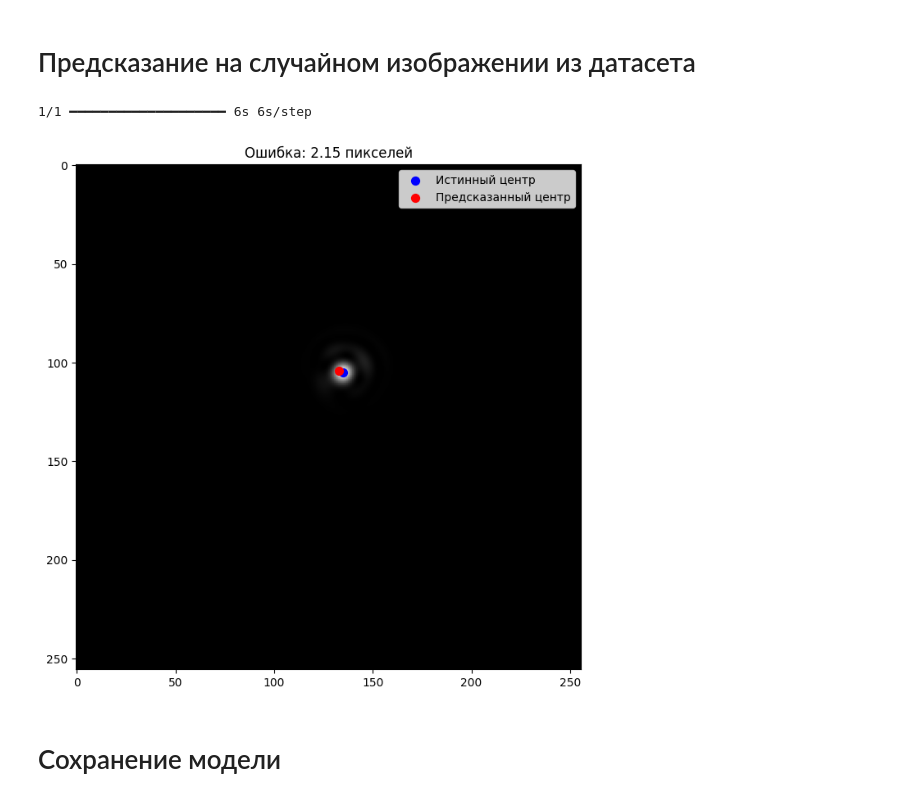
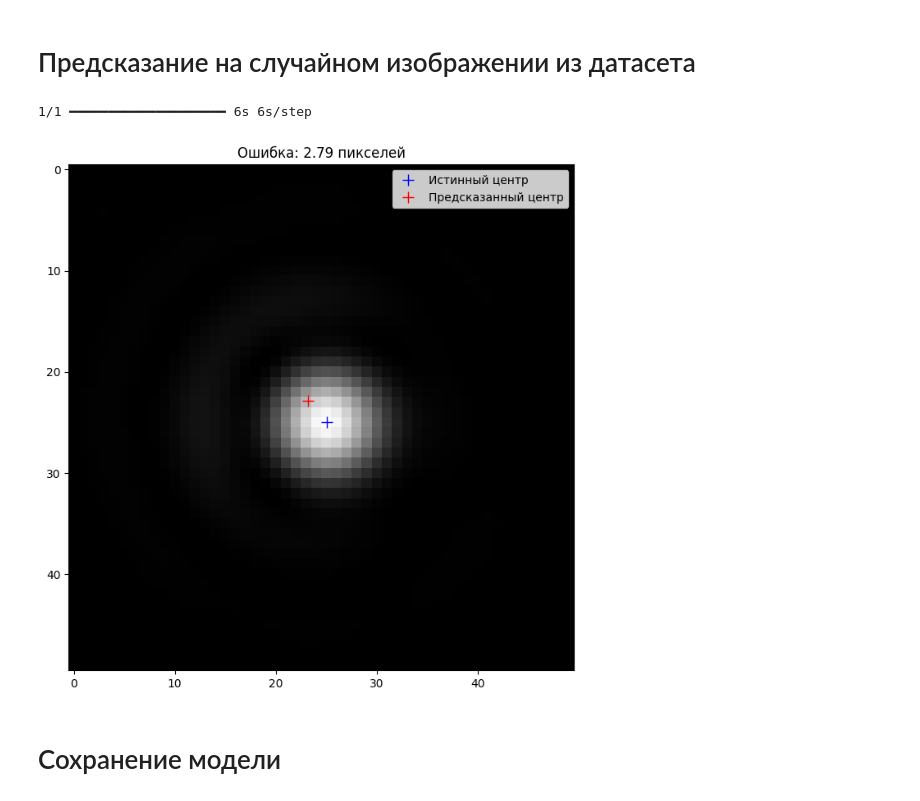
Before and after one commit to fmvachoo/cnn_psf, a Jupyter notebook: cnn-resnet-2layers.ipynb, the cells around one changed output. Saved outputs shown, nothing was run; the diff lists cells and outputs as text; code cells hidden in the pictures.

```diff
--- a/cnn-resnet-2layers.ipynb
+++ b/cnn-resnet-2layers.ipynb
@@ -41,7 +41,7 @@ def max_error(y_true, y_pred):
 ['/kaggle/input/toolss', '/kaggle/working', '/kaggle/lib/kagglegym', '/kaggle/lib', '/usr/lib/python311.zip', '/usr/lib/python3.11', '/usr/lib/python3.11/lib-dynload', '', '/usr/local/lib/python3.11/d ...
 Модуль успешно импортирован!
 # %%
-zip_directory = '/kaggle/input/256-16090-20x/256_16090_20x/'
+zip_directory = '/kaggle/input/128-16090-20x/128_16090_20x/'
 print(os.listdir())
 
 def load_images_from_directory(dir_read):
@@ -68,7 +68,7 @@ images = load_images_from_directory(zip_directory)
 GVD = dict(
     DATA_DIR = zip_directory,
     FILE_FORMAT = ".png",
-    IMG_SIZE = 256,
+    IMG_SIZE = 128,
     TEST_SPLIT = 0.2,
     VALIDATION_SPLIT = 0.2,
     SEED = 123
@@ -101,7 +101,7 @@ I0000 00:00:1749593498.596794      19 gpu_device.cc:2022] Created device /job:lo
 # Создание модели
 # %%
 # Входной слой
-inputs = layers.Input(shape=(256, 256, 1))  #128x128 и ЧБ (1 канал)
+inputs = layers.Input(shape=(128, 128, 1))  #128x128 и ЧБ (1 канал)
 
 # Предварительные сверточные слои
 x = layers.Conv2D(64, 3, activation='gelu', padding='same')(inputs)
@@ -136,7 +136,7 @@ model.compile(
 history = model.fit(
     train_ds,
     validation_data=val_ds,
-    epochs=12,
+    epochs=8,
     callbacks=[
         tf.keras.callbacks.EarlyStopping(patience=5, monitor='val_rmse')
     ]
@@ -238,28 +255,44 @@ RMSE: 1.28 пикселей
 # %%
 import random
 
 # Тестовый датасет в виде списка
 test_images = list(test_ds.unbatch().as_numpy_iterator())
 
 # Выбираем случайное изображение
 random_sample = random.choice(test_images)
-sample_image = random_sample[0][np.newaxis, ...]  # Добавляем batch-размерность
-true_center = random_sample[1][np.newaxis, ...]  # Добавляем batch-размерность
+sample_image = random_sample[0]
+true_center = random_sample[1]
 
-# Получаем предсказание
-predicted_center = model.predict(sample_image)[0]
+# Обрезаем изображение вокруг центра, чтобы пятно было крупнее
+crop_size = 50  # Новый размер изображения 50x50
+center_x, center_y = int(true_center[1]), int(true_center[0])
+start_x = max(0, center_x - crop_size // 2)
+start_y = max(0, center_y - crop_size // 2)
+end_x = min(sample_image.shape[1], start_x + crop_size)
+end_y = min(sample_image.shape[0], start_y + crop_size)
+cropped_image = sample_image[start_y:end_y, start_x:end_x]
+
+# Корректируем координаты центра для обрезанного изображения
+adjusted_true_center = [true_center[0] - start_y, true_center[1] - start_x]
+
+# Предсказание
+sample_image_pred = sample_image[np.newaxis, ...]  # Добавляем batch-размерность
+predicted_center = model.predict(sample_image_pred)[0]
+
+# Корректируем предсказанные координаты для обрезанного изображения
+adjusted_pred_center = [predicted_center[0] - start_y, predicted_center[1] - start_x]
 
 # Отображение результата
 plt.figure(figsize=(8, 8))
-plt.imshow(sample_image[0].squeeze(), cmap='gray')
-plt.scatter(true_center[0][1], true_center[0][0], c='blue', s=50, label='Истинный центр')
-plt.scatter(predicted_center[1], predicted_center[0], c='red', s=50, label='Предсказанный центр')
-plt.title(f"Ошибка: {np.linalg.norm(true_center[0] - predicted_center):.2f} пикселей")
+plt.imshow(cropped_image.squeeze(), cmap='gray')
+plt.plot(adjusted_true_center[1], adjusted_true_center[0], 'b+', markersize=10, markeredgewidth=1, label='Истинный центр')
+plt.plot(adjusted_pred_center[1], adjusted_pred_center[0], 'r+', markersize=10, markeredgewidth=1, label='Предсказанный центр')
+plt.title(f"Ошибка: {np.linalg.norm(np.array(adjusted_true_center) - np.array(adjusted_pred_center)):.2f} пикселей")
 plt.legend()
 plt.show()
 # %% [output]
 1/1 ━━━━━━━━━━━━━━━━━━━━ 6s 6s/step
-[figure, old version]
+[figure, new version]
 # %% [markdown]
 # Сохранение модели
 # %%
```
Also changed, not shown: parts of 6 cells of this notebook.
